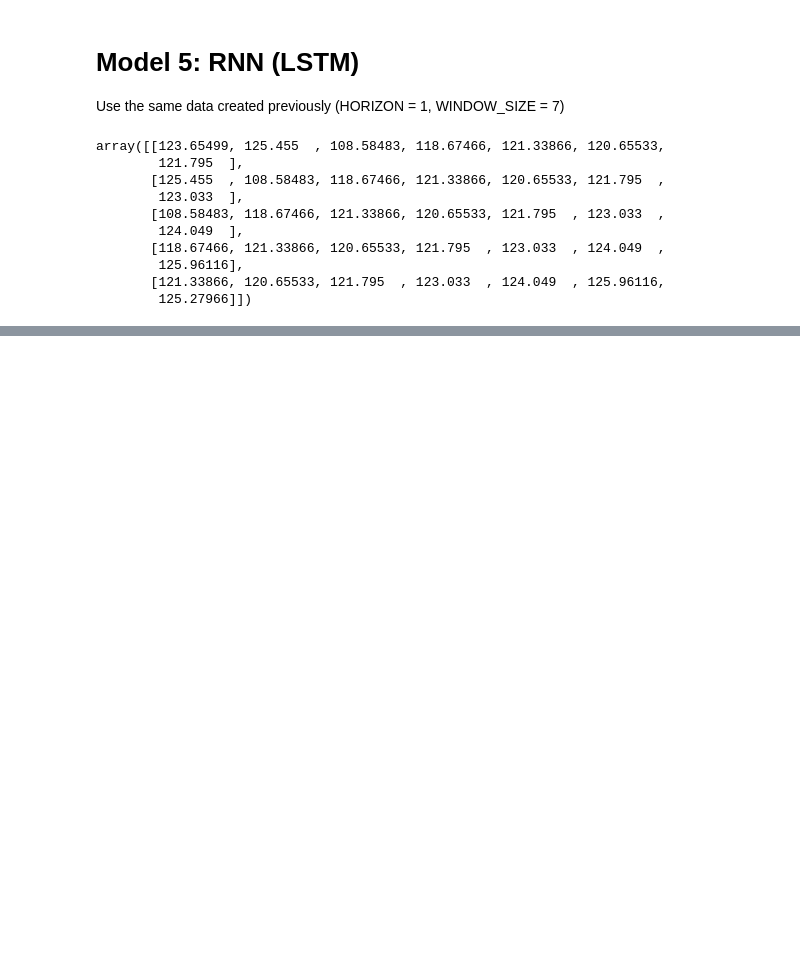
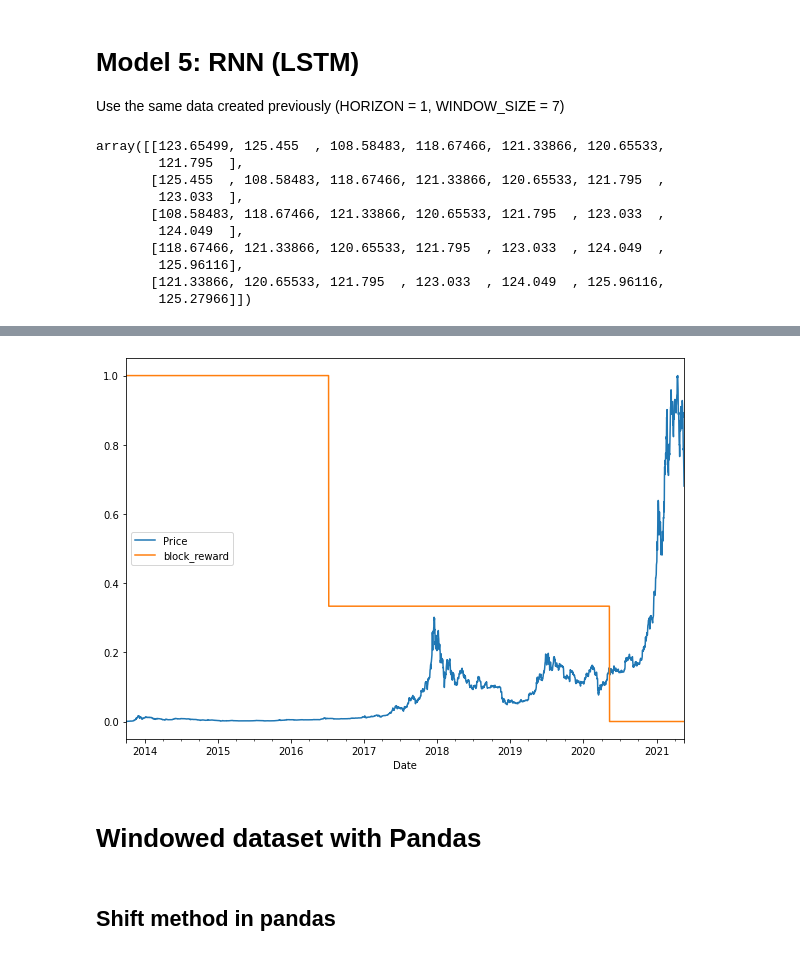
Before and after one commit to Krykiet/TF_training, a Jupyter notebook: 10_time_series.ipynb, the cells around one changed output, grey strips where cells are left out. Cells and saved outputs as stored; diff of their text form; code cells hidden in the pictures; blank space fills up the shorter version.

```diff
--- a/10_time_series.ipynb
+++ b/10_time_series.ipynb
@@ -1186,0 +1228,16 @@ Epoch 100/100
+# %%
+# Block reward values
+block_reward_1 = 50 # 3 January 2009 (2009-01-03) - this block reward isn't in our dataset (it starts from 01 October 2013)
+block_reward_2 = 25 # 28 November 2012
+block_reward_3 = 12.5 # 9 July 2016
+block_reward_4 = 6.25 # 11 May 2020
+
+# Block reward dates (datetime form of the above date stamps)
+block_reward_2_datetime = np.datetime64("2012-11-28")
+block_reward_3_datetime = np.datetime64("2016-07-09")
+block_reward_4_datetime = np.datetime64("2020-05-11")
+# %%
+# Get date indexes for when to add in different block dates
+block_reward_2_days = (block_reward_3_datetime - bitcoin_prices.index[0]).days
+block_reward_3_days = (block_reward_4_datetime - bitcoin_prices.index[0]).days
+block_reward_2_days, block_reward_3_days
@@ -1186,0 +1246,11 @@ Epoch 100/100
+# %%
+
+# Add block_reward column
+bitcoin_prices_block = bitcoin_prices.copy()
+bitcoin_prices_block["block_reward"] = None
+
+# Set values of block_reward column (it's the last column hence -1 indexing on iloc)
+bitcoin_prices_block.iloc[:block_reward_2_days, -1] = block_reward_2
+bitcoin_prices_block.iloc[block_reward_2_days:block_reward_3_days, -1] = block_reward_3
+bitcoin_prices_block.iloc[block_reward_3_days:, -1] = block_reward_4
+bitcoin_prices_block.head()
@@ -1186,0 +1265,14 @@ Epoch 100/100
+# %%
+# Plot the block reward/price over time
+# Note: Because of the different scales of our values we'll scale them to be between 0 and 1.
+from sklearn.preprocessing import minmax_scale
+scaled_price_block_df = pd.DataFrame(minmax_scale(bitcoin_prices_block[["Price", "block_reward"]]), # we need to scale the data first
+                                     columns=bitcoin_prices_block.columns,
+                                     index=bitcoin_prices_block.index)
+scaled_price_block_df.plot(figsize=(10, 7));
+# %% [output]
+[figure, added]
+# %% [markdown]
+# Windowed dataset with Pandas
+# %% [markdown]
+## Shift method in pandas
```
Also changed, not shown: parts of 24 cells of this notebook.
